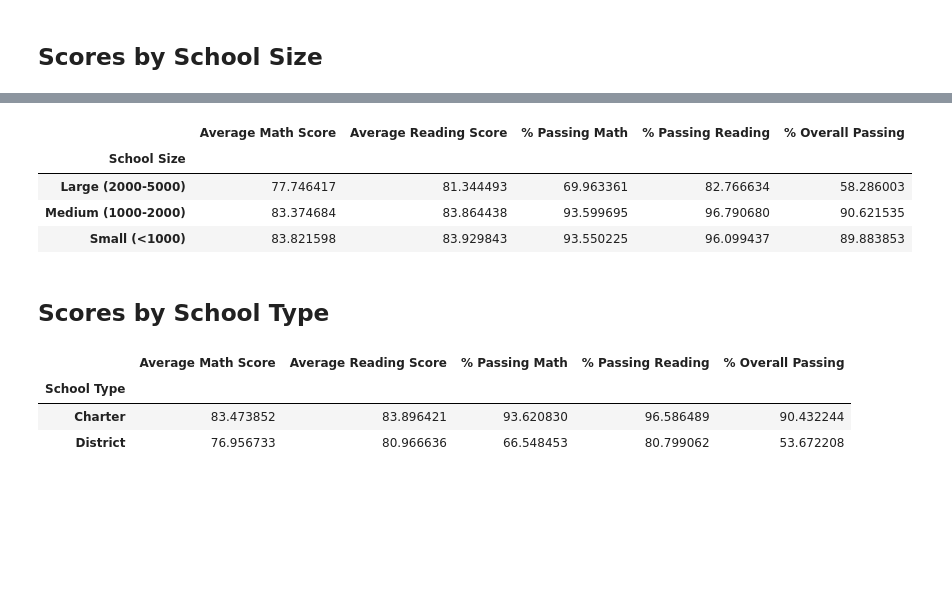
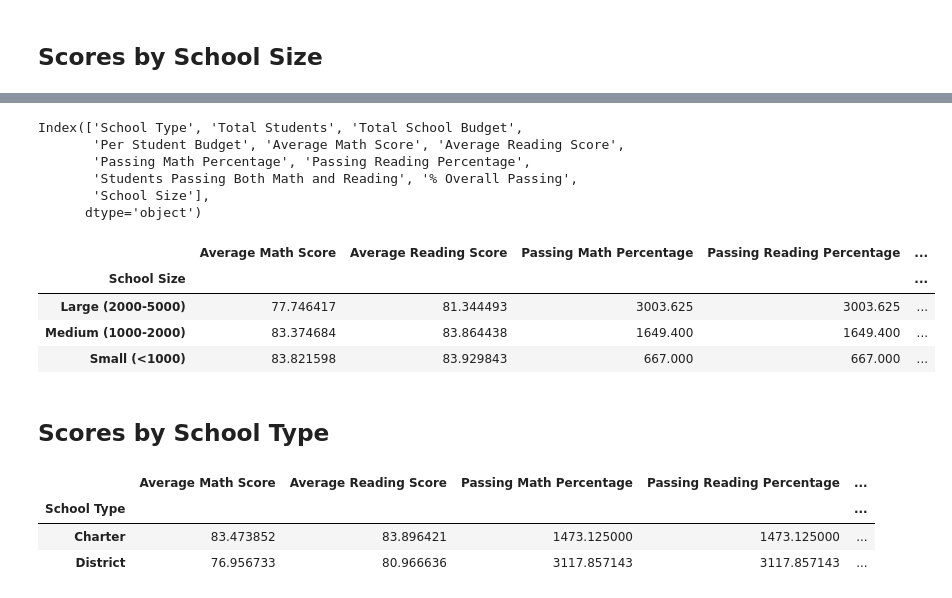
Before and after one commit to AzaniaHH/pandas-challange, a Jupyter notebook: PyCitySchools/PyCitySchools.ipynb, the cells around one changed output, grey strips where cells are left out. Drawn from its saved outputs; the diff is of its cells as text; code cells hidden in the pictures; blank space fills up the shorter version.

```diff
--- a/PyCitySchools/PyCitySchools.ipynb
+++ b/PyCitySchools/PyCitySchools.ipynb
@@ -255,7 +312,11 @@ per_school_summary
 # %% [markdown]
 ## Highest-Performing Schools (by % Overall Passing)
 # %%
-# Sort the schools by `% Overall Passing` in descending order and display the top 5 rows.
+per_school_summary["% Overall Passing"] = (
+    per_school_summary["Students Passing Both Math and Reading"] / per_school_summary["Total Students"] * 100
+)
+
+# Sort the schools by `% Overall Passing` in descending order
 top_schools = per_school_summary.sort_values("% Overall Passing", ascending=False)
 top_schools.head(5)
 # %% [output]
@@ -437,7 +526,10 @@ school_size_df = per_school_summary.copy()
 # %%
 # Use `pd.cut` on the per_school_counts Series from earlier to categorize school size based on the bins.
-school_size_df["School Size"] =
-
-# Convert School Size to a string
+school_size_df["School Size"] = pd.cut(
+    school_size_df["Total Students"],
+    bins=size_bins,
+    labels=labels,
+    include_lowest=True
+)
 school_size_df["School Size"] = school_size_df["School Size"].astype(str)
 school_size_df
@@ -462,23 +536,36 @@ school_size_df
+# %%
+print(school_size_df.columns)
+# %% [output]
+Index(['School Type', 'Total Students', 'Total School Budget',
+       'Per Student Budget', 'Average Math Score', 'Average Reading Score',
+       'Passing Math Percentage', 'Passing Reading Percentage',
+       'Students Passing Both Math and Reading', '% Overall Passing',
+       'School Size'],
+      dtype='object')
 # %%
+school_size_df["Total Students"] = school_size_df["Total Students"].astype(float)
+
 # Calculate averages for the desired columns.
 size_math_scores = school_size_df.groupby(["School Size"])["Average Math Score"].mean()
 size_reading_scores = school_size_df.groupby(["School Size"])["Average Reading Score"].mean()
-size_passing_math = school_size_df.groupby(["School Size"])["% Passing Math"].mean()
-size_passing_reading = school_size_df.groupby(["School Size"])["% Passing Reading"].mean()
+size_passing_math = school_size_df.groupby(["School Size"])["Passing Math Percentage"].mean()
+size_passing_reading = school_size_df.groupby(["School Size"])["Passing Reading Percentage"].mean()
 size_overall_passing = school_size_df.groupby(["School Size"])["% Overall Passing"].mean()
 # %%
 # Create a DataFrame called `size_summary` that breaks down school performance based on school size (small, medium, or large).
 # Use the scores above to create a new DataFrame called `size_summary`
-size_summary =
+size_summary = school_size_df.groupby("School Size").mean(numeric_only=True)[
+    ["Average Math Score", "Average Reading Score", "Passing Math Percentage", "Passing Reading Percentage", "% Overall Passing"]
+]
 
 # Display results
 size_summary
 # %% [output]
-|  | Average Math Score | Average Reading Score | % Passing Math | % Passing Reading | % Overall Passing |
-| School Size |  |  |  |  |  |
-| Large (2000-5000) | 77.746417 | 81.344493 | 69.963361 | 82.766634 | 58.286003 |
-| Medium (1000-2000) | 83.374684 | 83.864438 | 93.599695 | 96.790680 | 90.621535 |
-| Small (<1000) | 83.821598 | 83.929843 | 93.550225 | 96.099437 | 89.883853 |
+|  | Average Math Score | Average Reading Score | Passing Math Percentage | Passing Reading Percentage | ... |
+| School Size |  |  |  |  | ... |
+| Large (2000-5000) | 77.746417 | 81.344493 | 3003.625 | 3003.625 | ... |
+| Medium (1000-2000) | 83.374684 | 83.864438 | 1649.400 | 1649.400 | ... |
+| Small (<1000) | 83.821598 | 83.929843 | 667.000 | 667.000 | ... |
 # %% [markdown]
 ## Scores by School Type
 # %%
@@ -490,12 +577,18 @@ average_percent_passing_reading_by_type = per_school_summary.groupby(["School Ty
 average_percent_overall_passing_by_type = per_school_summary.groupby(["School Type"])["% Overall Passing"].mean()
 # %%
 # Assemble the new data by type into a DataFrame called `type_summary`
-type_summary =
+type_summary = pd.DataFrame({
+    "Average Math Score": average_math_score_by_type,
+    "Average Reading Score": average_reading_score_by_type,
+    "Passing Math Percentage": average_percent_passing_math_by_type,
+    "Passing Reading Percentage": average_percent_passing_reading_by_type,
+    "% Overall Passing": average_percent_overall_passing_by_type
+})
 
 # Display results
 type_summary
 # %% [output]
-|  | Average Math Score | Average Reading Score | % Passing Math | % Passing Reading | % Overall Passing |
-| School Type |  |  |  |  |  |
-| Charter | 83.473852 | 83.896421 | 93.620830 | 96.586489 | 90.432244 |
-| District | 76.956733 | 80.966636 | 66.548453 | 80.799062 | 53.672208 |
+|  | Average Math Score | Average Reading Score | Passing Math Percentage | Passing Reading Percentage | ... |
+| School Type |  |  |  |  | ... |
+| Charter | 83.473852 | 83.896421 | 1473.125000 | 1473.125000 | ... |
+| District | 76.956733 | 80.966636 | 3117.857143 | 3117.857143 | ... |
```
Also changed, not shown: parts of 11 cells of this notebook.
